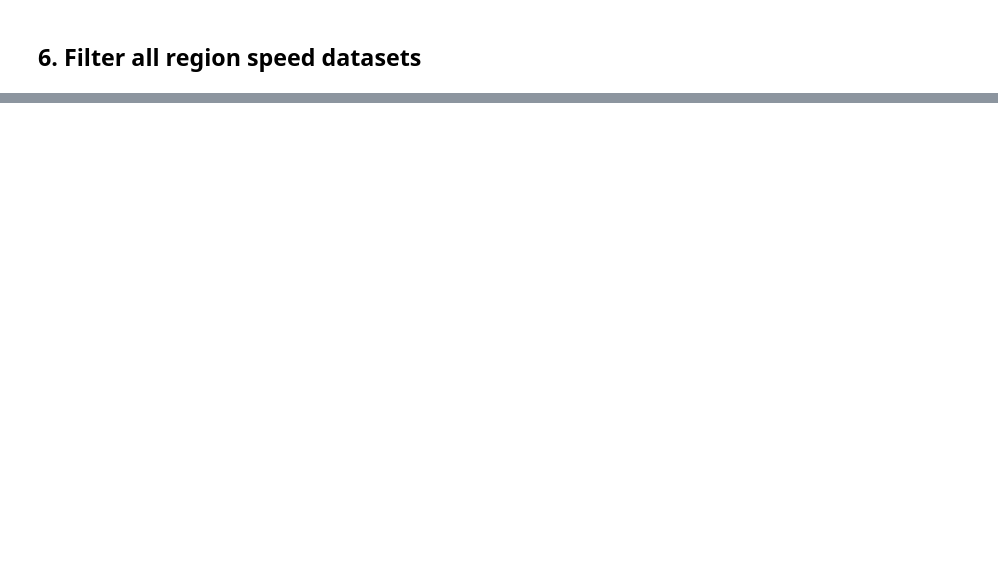
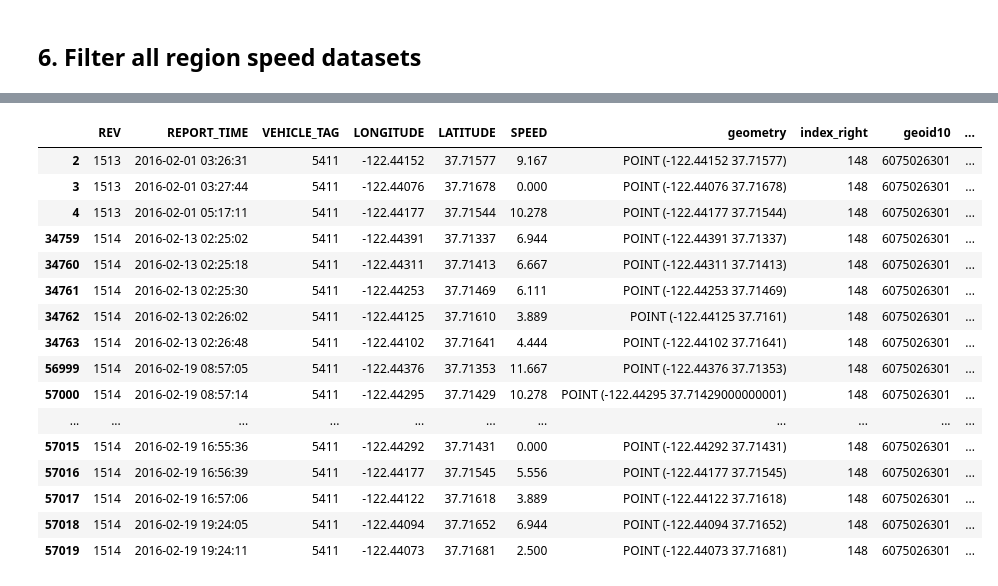
Before and after one commit to sakoki/Rushhour, a Jupyter notebook: code/playground/exploratory_analysis.ipynb, the cells around one changed output, grey strips where cells are left out. Saved outputs shown, nothing was run; the diff lists cells and outputs as text; code cells hidden in the pictures; blank space fills up the shorter version.

```diff
--- a/code/playground/exploratory_analysis.ipynb
+++ b/code/playground/exploratory_analysis.ipynb
@@ -477,0 +525,5 @@ time_series_region_6075016100.csv - finished filtering - 107773 original # of ro
+# %%
+sample_df = pd.read_csv(region_data_dir + files[0], parse_dates=["REPORT_TIME"], infer_datetime_format=True)
+print("Region: {}".format(files[0]))
+print("Dimensions: {}".format(sample_df.shape[0]))
+sample_df.head()
@@ -477,0 +539,20 @@ time_series_region_6075016100.csv - finished filtering - 107773 original # of ro
+# %%
+sample_df[sample_df["VEHICLE_TAG"] == str(5411)]
+# %% [output]
+|  | REV | REPORT_TIME | VEHICLE_TAG | LONGITUDE | LATITUDE | SPEED | geometry | index_right | geoid10 | ... |
+| 2 | 1513 | 2016-02-01 03:26:31 | 5411 | -122.44152 | 37.71577 | 9.167 | POINT (-122.44152 37.71577) | 148 | 6075026301 | ... |
+| 3 | 1513 | 2016-02-01 03:27:44 | 5411 | -122.44076 | 37.71678 | 0.000 | POINT (-122.44076 37.71678) | 148 | 6075026301 | ... |
+| 4 | 1513 | 2016-02-01 05:17:11 | 5411 | -122.44177 | 37.71544 | 10.278 | POINT (-122.44177 37.71544) | 148 | 6075026301 | ... |
+| 34759 | 1514 | 2016-02-13 02:25:02 | 5411 | -122.44391 | 37.71337 | 6.944 | POINT (-122.44391 37.71337) | 148 | 6075026301 | ... |
+| 34760 | 1514 | 2016-02-13 02:25:18 | 5411 | -122.44311 | 37.71413 | 6.667 | POINT (-122.44311 37.71413) | 148 | 6075026301 | ... |
+| 34761 | 1514 | 2016-02-13 02:25:30 | 5411 | -122.44253 | 37.71469 | 6.111 | POINT (-122.44253 37.71469) | 148 | 6075026301 | ... |
+| 34762 | 1514 | 2016-02-13 02:26:02 | 5411 | -122.44125 | 37.71610 | 3.889 | POINT (-122.44125 37.7161) | 148 | 6075026301 | ... |
+| 34763 | 1514 | 2016-02-13 02:26:48 | 5411 | -122.44102 | 37.71641 | 4.444 | POINT (-122.44102 37.71641) | 148 | 6075026301 | ... |
+| 56999 | 1514 | 2016-02-19 08:57:05 | 5411 | -122.44376 | 37.71353 | 11.667 | POINT (-122.44376 37.71353) | 148 | 6075026301 | ... |
+| 57000 | 1514 | 2016-02-19 08:57:14 | 5411 | -122.44295 | 37.71429 | 10.278 | POINT (-122.44295 37.71429000000001) | 148 | 6075026301 | ... |
+| ... | ... | ... | ... | ... | ... | ... | ... | ... | ... | ... |
+| 57015 | 1514 | 2016-02-19 16:55:36 | 5411 | -122.44292 | 37.71431 | 0.000 | POINT (-122.44292 37.71431) | 148 | 6075026301 | ... |
+| 57016 | 1514 | 2016-02-19 16:56:39 | 5411 | -122.44177 | 37.71545 | 5.556 | POINT (-122.44177 37.71545) | 148 | 6075026301 | ... |
+| 57017 | 1514 | 2016-02-19 16:57:06 | 5411 | -122.44122 | 37.71618 | 3.889 | POINT (-122.44122 37.71618) | 148 | 6075026301 | ... |
+| 57018 | 1514 | 2016-02-19 19:24:05 | 5411 | -122.44094 | 37.71652 | 6.944 | POINT (-122.44094 37.71652) | 148 | 6075026301 | ... |
+| 57019 | 1514 | 2016-02-19 19:24:11 | 5411 | -122.44073 | 37.71681 | 2.500 | POINT (-122.44073 37.71681) | 148 | 6075026301 | ... |
```
Also changed, not shown: parts of 49 cells of this notebook.
